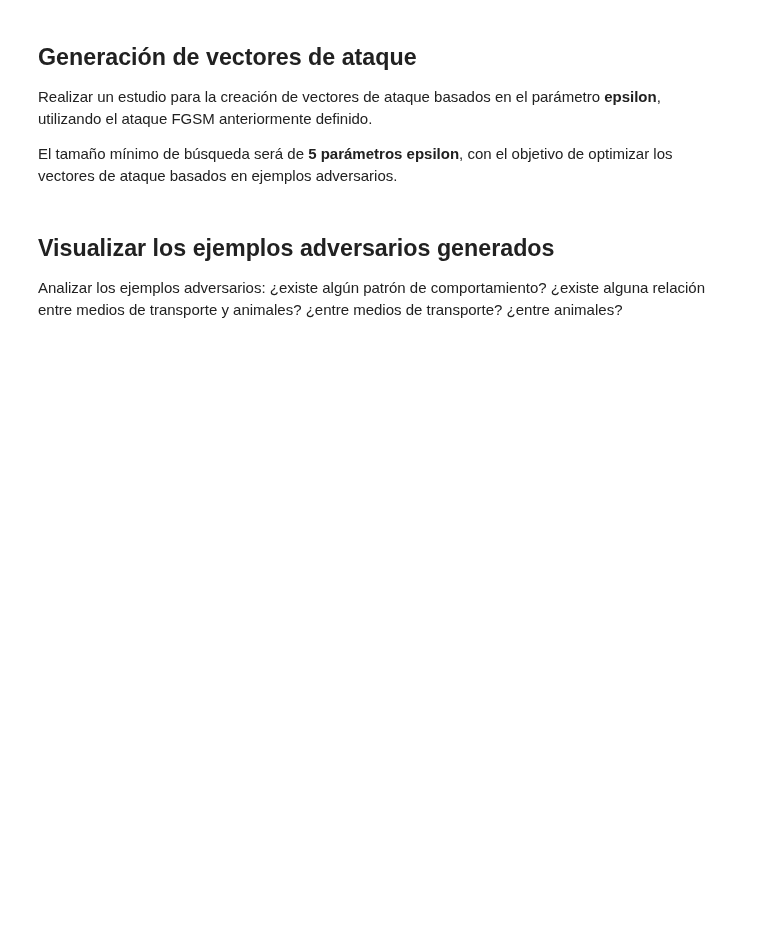
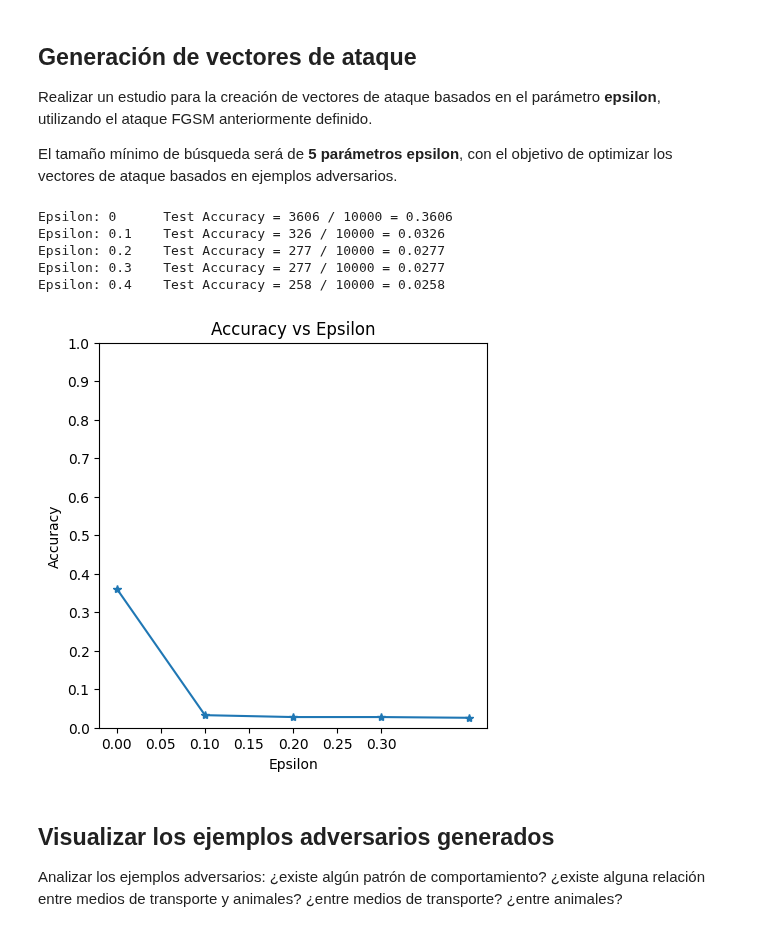
Before and after one commit to Laboratorios-2-MIT-MC/IA-Ciber, a Jupyter notebook: Prácticas/Práctica 2/P2-ENUNCIADO_NOTEBOOK.ipynb, the cells around one changed output. Cells and saved outputs as stored; diff of their text form; code cells hidden in the pictures; blank space fills up the shorter version.

Commit message:
Completed model

```diff
--- a/Prácticas/Práctica 2/P2-ENUNCIADO_NOTEBOOK.ipynb
+++ b/Prácticas/Práctica 2/P2-ENUNCIADO_NOTEBOOK.ipynb
@@ -105,3 +115,5 @@ drive.mount('/content/drive')
+# %%
+victim_model = "/content/CIFAR10.pth"
 # %% [markdown]
 ## Cargar el dataset CIFAR10
 # %%
@@ -167,6 +265,40 @@ def test( model, device, test_loader, epsilon ):
 Realizar un estudio para la creación de vectores de ataque basados en el parámetro **epsilon**, utilizando el ataque FGSM anteriormente definido.
 
 El tamaño mínimo de búsqueda será de **5 parámetros epsilon**, con el objetivo de optimizar los vectores de ataque basados en ejemplos adversarios.
+# %%
+epsilons = [0, .1, .2, .3, .4]
+# %%
+# RUN ATTACK
+import warnings
+warnings.filterwarnings('ignore')
+
+accuracies = []
+examples = []
+
+# Run test for each epsilon
+for eps in epsilons:
+    acc, ex = test(model, device, test_loader, eps)
+    accuracies.append(acc)
+    examples.append(ex)
+# %% [output]
+Epsilon: 0      Test Accuracy = 3606 / 10000 = 0.3606
+Epsilon: 0.1    Test Accuracy = 326 / 10000 = 0.0326
+Epsilon: 0.2    Test Accuracy = 277 / 10000 = 0.0277
+Epsilon: 0.3    Test Accuracy = 277 / 10000 = 0.0277
+Epsilon: 0.4    Test Accuracy = 258 / 10000 = 0.0258
+# %%
+# RESULTS: Accuracy vs Epsilon
+
+plt.figure(figsize=(5,5))
+plt.plot(epsilons, accuracies, "*-")
+plt.yticks(np.arange(0, 1.1, step=0.1))
+plt.xticks(np.arange(0, .35, step=0.05))
+plt.title("Accuracy vs Epsilon")
+plt.xlabel("Epsilon")
+plt.ylabel("Accuracy")
+plt.show()
+# %% [output]
+[figure, added]
 # %% [markdown]
 ## Visualizar los ejemplos adversarios generados
 
```
Also changed, not shown: parts of 4 cells of this notebook.
